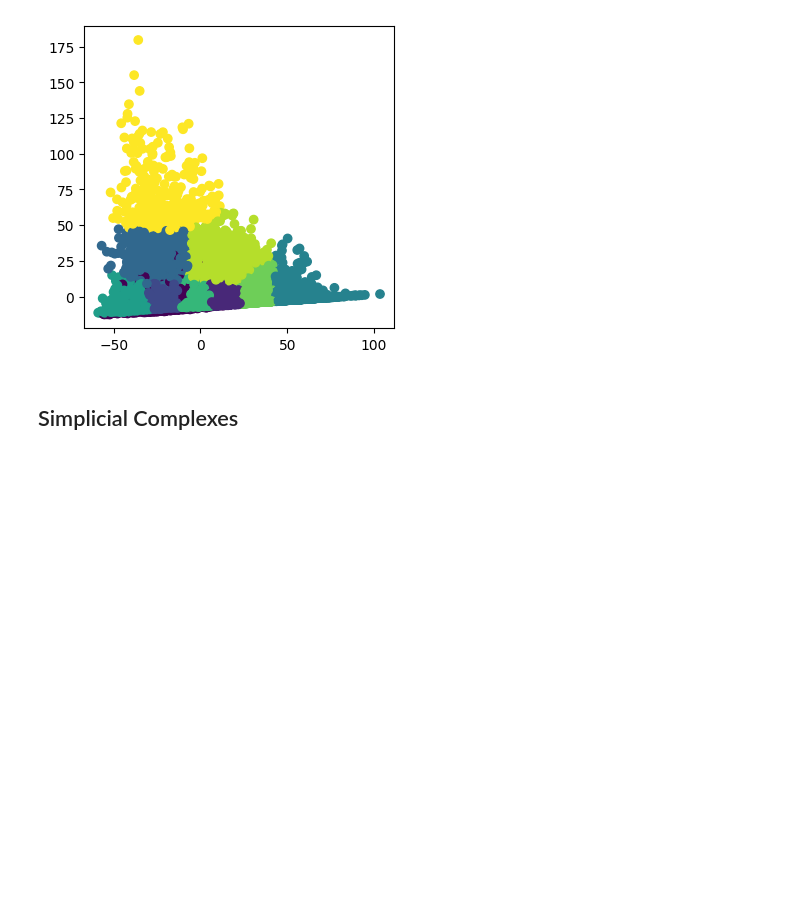
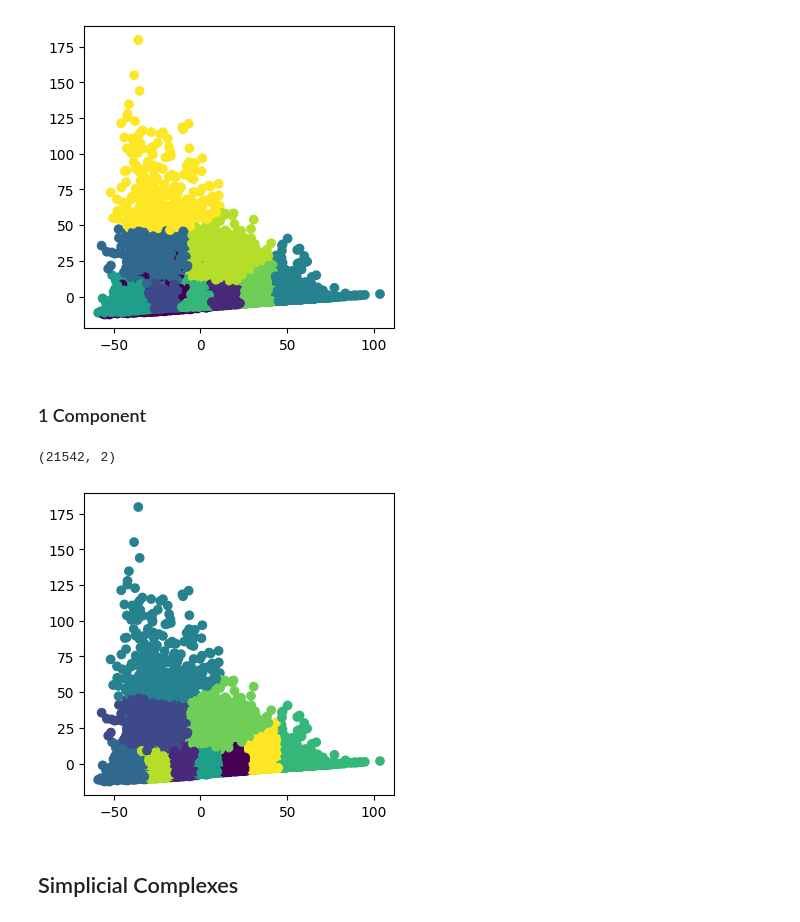
Before and after one commit to WizenPainter/reto-ma2007b, a Jupyter notebook: noaa_ai_workshop/IntroNotebooks/05 - Challenge.ipynb, the cells around one changed output. Saved outputs shown, nothing was run; the diff lists cells and outputs as text; code cells hidden in the pictures; blank space fills up the shorter version.

Commit message:
Cambios a pca para ver diferencia entre 2 componentes y 1 componente

```diff
--- a/noaa_ai_workshop/IntroNotebooks/05 - Challenge.ipynb
+++ b/noaa_ai_workshop/IntroNotebooks/05 - Challenge.ipynb
@@ -37,7 +37,9 @@ data = pd.concat([df1, df2], axis=1, join='inner')
 data = pd.concat([data, df5], axis=1, join='inner')
 # data = pd.concat([data, df6], axis=1, join='inner')
 # %%
-pca = PCA(n_components=2)
-dat = pca.fit_transform(data)
+pca2 = PCA(n_components=2)
+pca1 = PCA(n_components=1)
+dat1 = pca2.fit_transform(data)
+dat2 = pca1.fit_transform(data)
 # %% [markdown]
 ## Kmeans clustering
@@ -59,6 +63,23 @@ plt.scatter(dat[:,0], dat[:,1], c=kmeans.labels_)
 plt.show()
 # %% [output]
 [figure]
+# %% [markdown]
+### 1 Component
+# %%
+kmeans = KMeans(n_clusters=10, random_state=0).fit(dat1)
+kmeans.labels_
+center = kmeans.cluster_centers_
+# %%
+dam1 = pd.DataFrame(dat1)
+dam1.shape
+# %% [output]
+(21542, 2)
+# %%
+plt.figure(figsize=(4,4), dpi=100)
+plt.scatter(dat1[:,0], dat1[:,1], c=kmeans.labels_)
+plt.show()
+# %% [output]
+[figure, added]
 # %% [markdown]
 ## Simplicial Complexes
 # %% [markdown]
```
Also changed, not shown: parts of 4 cells of this notebook.
